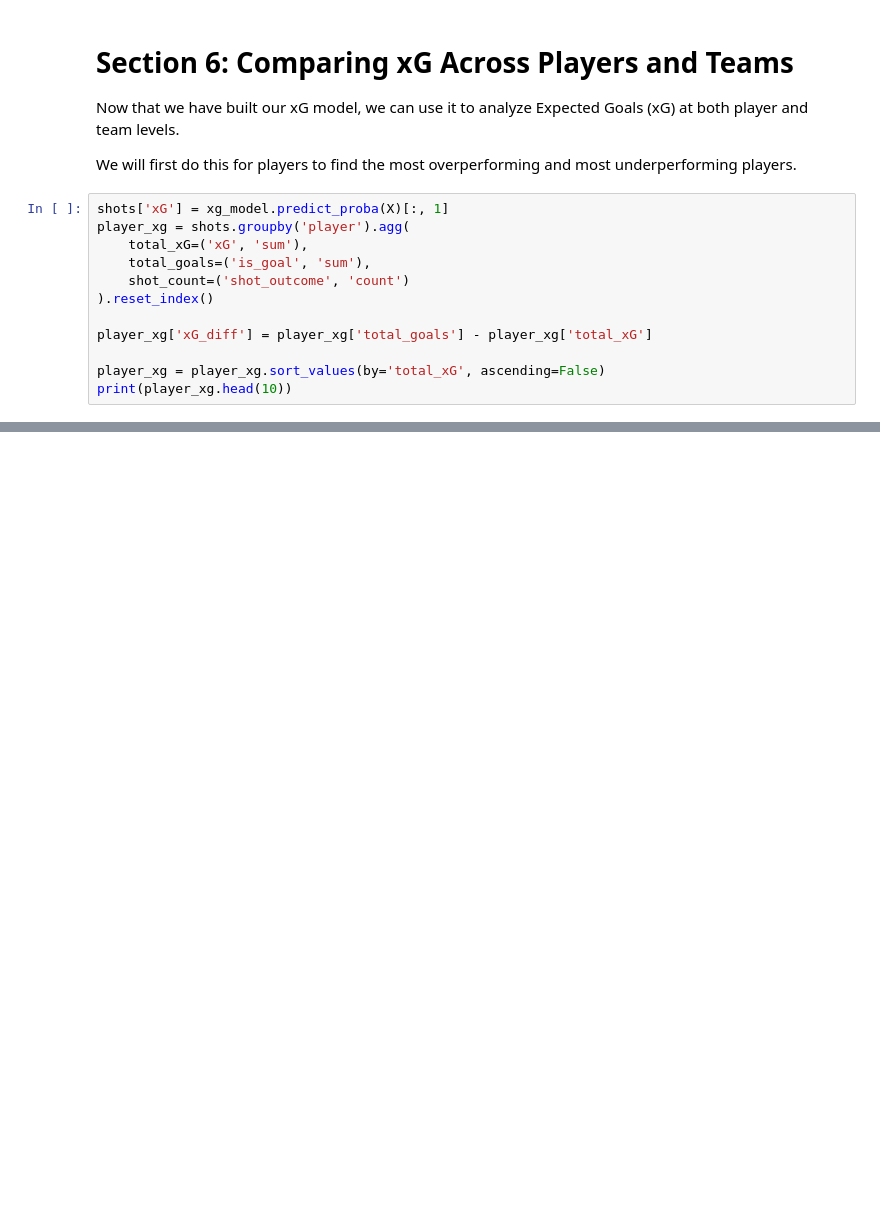
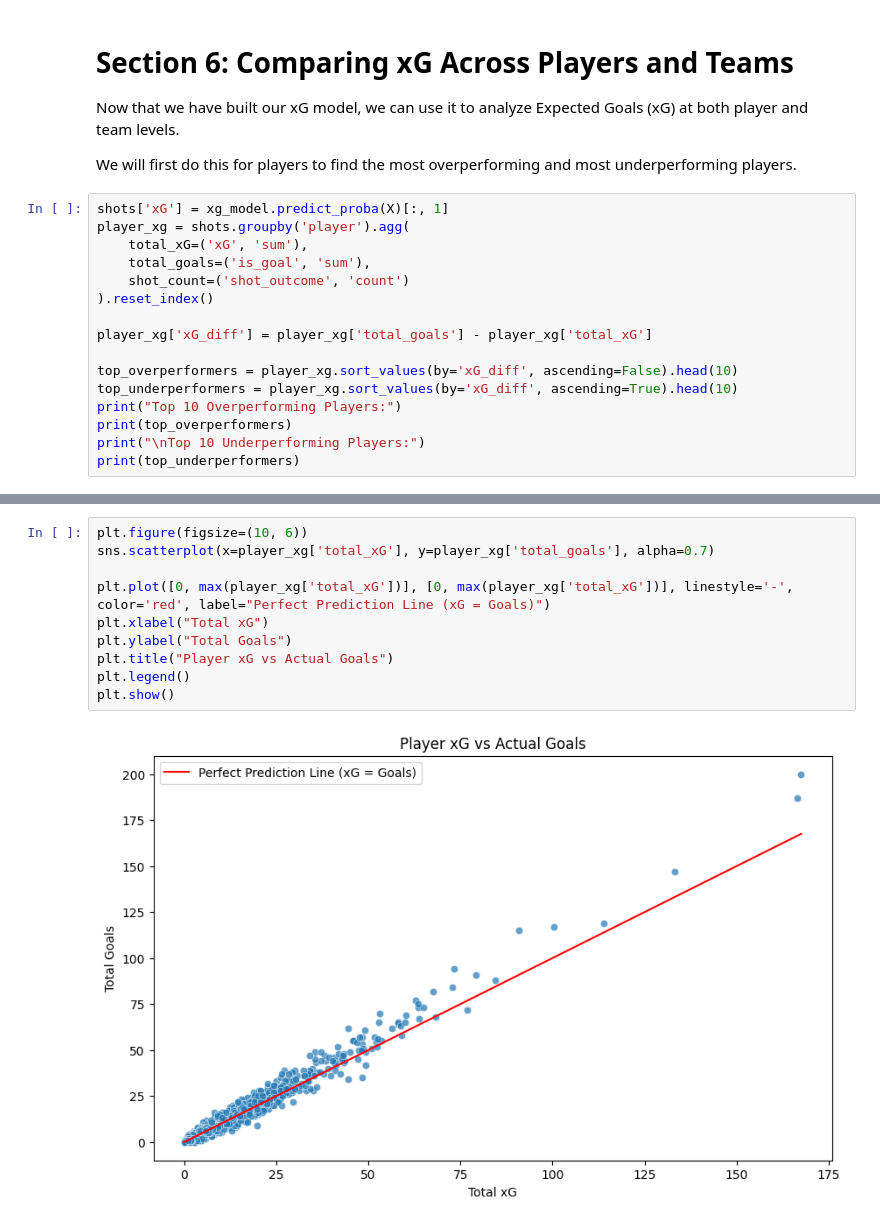
Before and after one commit to damianfraser/football-match-analysis, a Jupyter notebook: xg_model_project.ipynb, the cells around one changed output, grey strips where cells are left out. Saved outputs shown, nothing was run; the diff lists cells and outputs as text; blank space fills up the shorter version.

```diff
--- a/xg_model_project.ipynb
+++ b/xg_model_project.ipynb
@@ -428,6 +428,10 @@ player_xg = shots.groupby('player').agg(
 
 player_xg['xG_diff'] = player_xg['total_goals'] - player_xg['total_xG']
 
-player_xg = player_xg.sort_values(by='total_xG', ascending=False)
-print(player_xg.head(10))
+top_overperformers = player_xg.sort_values(by='xG_diff', ascending=False).head(10)
+top_underperformers = player_xg.sort_values(by='xG_diff', ascending=True).head(10)
+print("Top 10 Overperforming Players:")
+print(top_overperformers)
+print("\nTop 10 Underperforming Players:")
+print(top_underperformers)
 # %% [output]
@@ -444,0 +459,12 @@ print(player_xg.head(10))
+# %%
+plt.figure(figsize=(10, 6))
+sns.scatterplot(x=player_xg['total_xG'], y=player_xg['total_goals'], alpha=0.7)
+
+plt.plot([0, max(player_xg['total_xG'])], [0, max(player_xg['total_xG'])], linestyle='-', color='red', label="Perfect Prediction Line (xG = Goals)")
+plt.xlabel("Total xG")
+plt.ylabel("Total Goals")
+plt.title("Player xG vs Actual Goals")
+plt.legend()
+plt.show()
+# %% [output]
+[figure, added]
```
Also changed, not shown: parts of 5 cells of this notebook.
